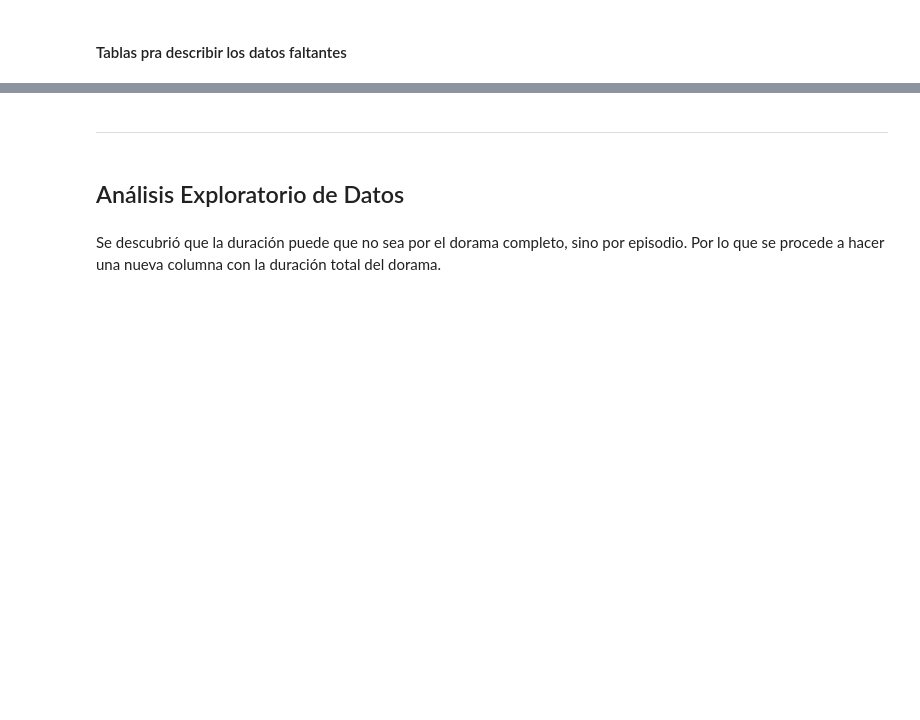
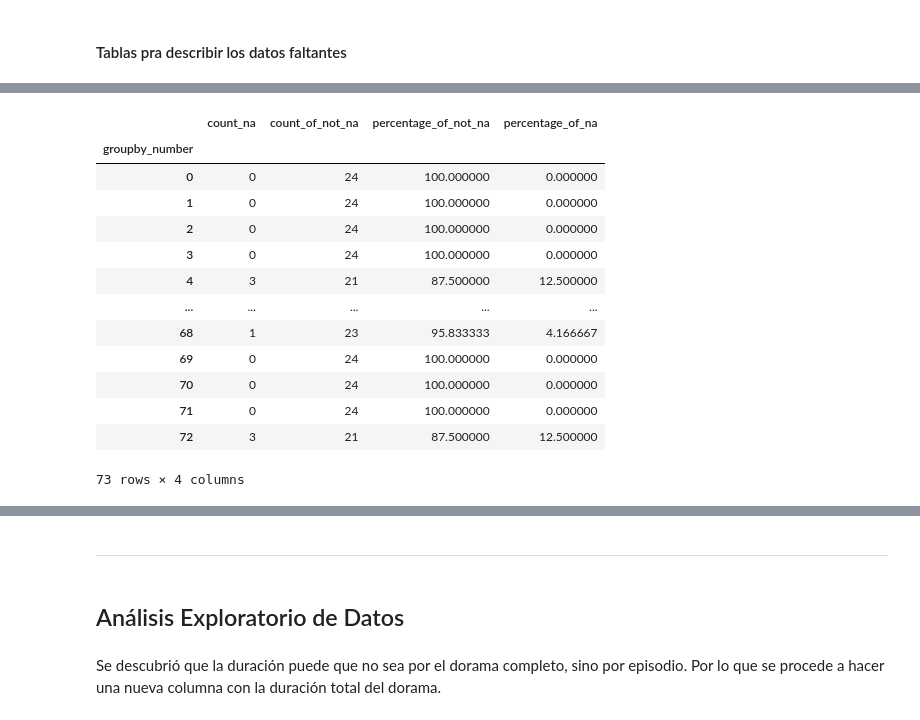
Before and after one commit to gfranciscoerazom/analysis-k-dramas, a Jupyter notebook: jupyternotebook/korean_drama.ipynb, the cells around one changed output, grey strips where cells are left out. Drawn from its saved outputs; the diff is of its cells as text; code cells hidden in the pictures; blank space fills up the shorter version.

```diff
--- a/jupyternotebook/korean_drama.ipynb
+++ b/jupyternotebook/korean_drama.ipynb
@@ -462,0 +237,17 @@ Missing variable sections for type
+# %%
+k_dramas.missing_data.na_count_by_bins(73, "duration")
+# %% [output]
+|  | count_na | count_of_not_na | percentage_of_not_na | percentage_of_na |
+| groupby_number |  |  |  |  |
+| 0 | 0 | 24 | 100.000000 | 0.000000 |
+| 1 | 0 | 24 | 100.000000 | 0.000000 |
+| 2 | 0 | 24 | 100.000000 | 0.000000 |
+| 3 | 0 | 24 | 100.000000 | 0.000000 |
+| 4 | 3 | 21 | 87.500000 | 12.500000 |
+| ... | ... | ... | ... | ... |
+| 68 | 1 | 23 | 95.833333 | 4.166667 |
+| 69 | 0 | 24 | 100.000000 | 0.000000 |
+| 70 | 0 | 24 | 100.000000 | 0.000000 |
+| 71 | 0 | 24 | 100.000000 | 0.000000 |
+| 72 | 3 | 21 | 87.500000 | 12.500000 |
+73 rows × 4 columns
```
Also changed, not shown: parts of 34 cells of this notebook, 1 other file.
